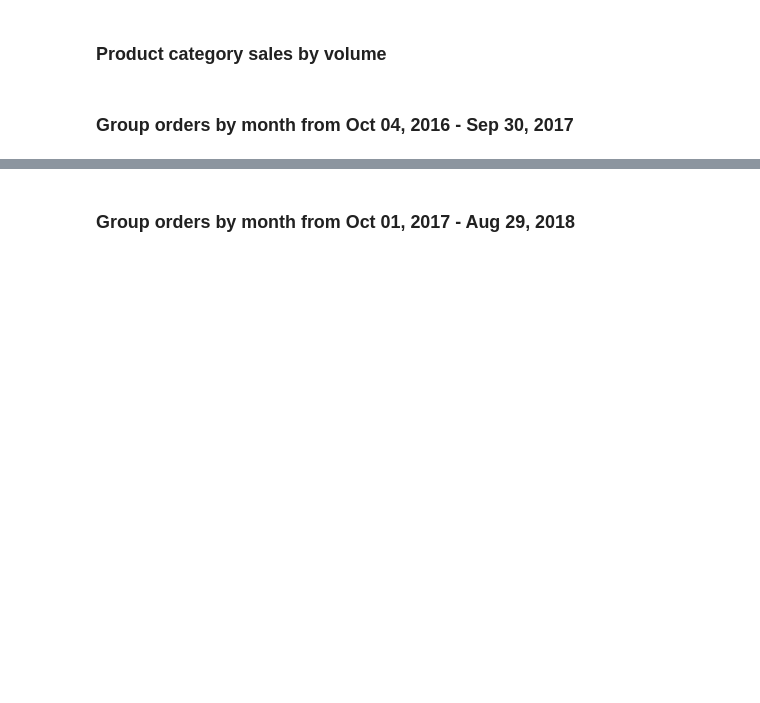
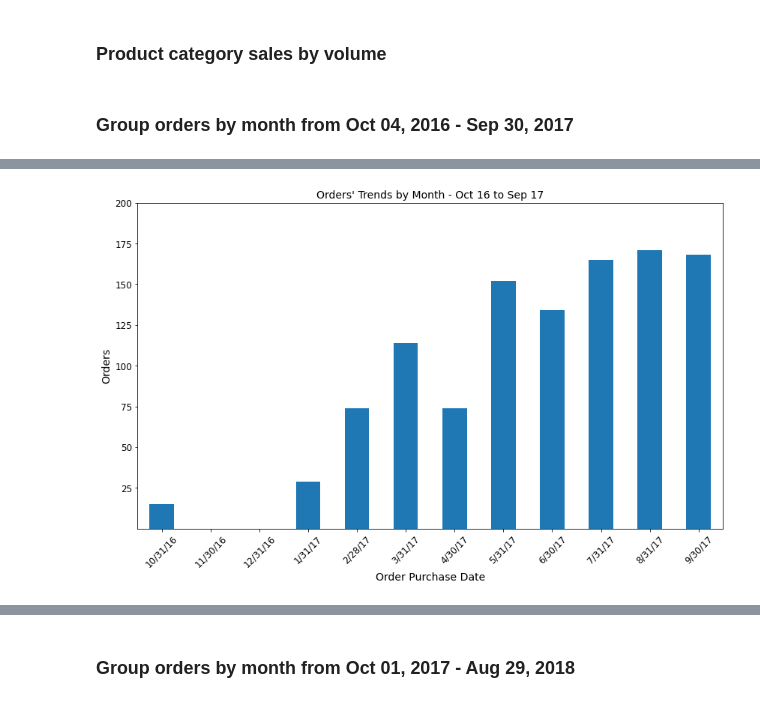
Before and after one commit to salma-shaik/brazilian_e-commerce_dataset_analysis, a Jupyter notebook: features_datasetsplits_ini_viz.ipynb, the cells around one changed output, grey strips where cells are left out. Saved outputs shown, nothing was run; the diff lists cells and outputs as text; code cells hidden in the pictures; blank space fills up the shorter version.

```diff
--- a/features_datasetsplits_ini_viz.ipynb
+++ b/features_datasetsplits_ini_viz.ipynb
@@ -306,8 +326,11 @@ br_ecomm_oct16_sep17_month.sort_values(ascending=False)
 # %%
 plot_orders(br_ecomm_oct16_sep17_month, plot_type='bar',
             plot_title = "Orders' Trends by Month - Oct 16 to Sep 17",
             x_label='Order Purchase Date',
+            y_label = 'Orders',
             years='16-17')
+# %% [output]
+[figure, added]
 # %%
 plot_orders(br_ecomm_oct16_sep17_month, plot_type='line',
             plot_title = "Orders' Trends by Month - Oct 16 to Sep 17",
```
Also changed, not shown: parts of 20 cells of this notebook.
